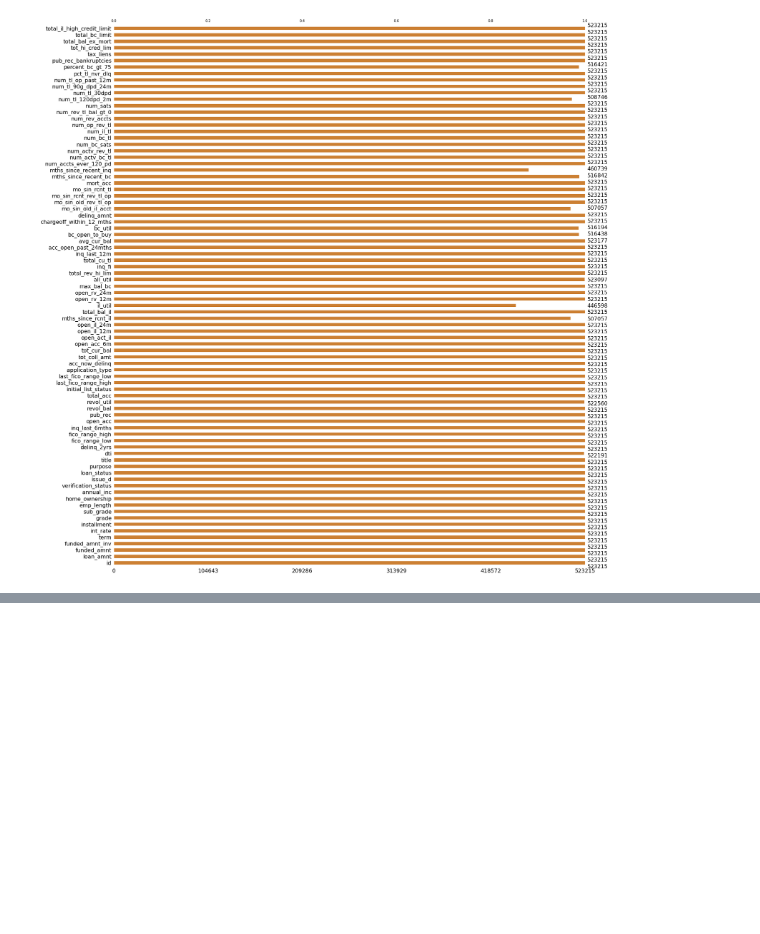
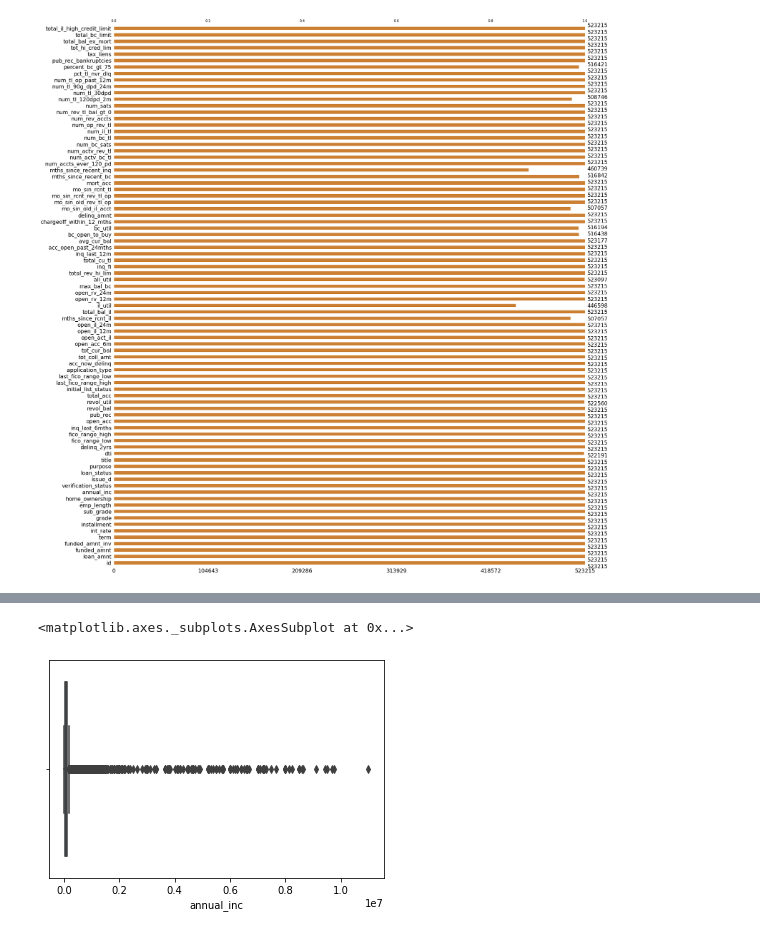
Before and after one commit to seokhee516/Default-Forecasting, a Jupyter notebook: 문제정의_및_EDAipynb.ipynb, the cells around one changed output, grey strips where cells are left out. Cells and saved outputs as stored; diff of their text form; code cells hidden in the pictures; blank space fills up the shorter version.

```diff
--- a/문제정의_및_EDAipynb.ipynb
+++ b/문제정의_및_EDAipynb.ipynb
@@ -127,0 +151,5 @@ array(['Fully Paid', 'Current', 'Late (31-120 days)', 'Charged Off',
+# %%
+sns.boxplot(df['annual_inc'])
+# %% [output]
+<matplotlib.axes._subplots.AxesSubplot at 0x...>
+[figure, added]
```
Also changed, not shown: parts of 14 cells of this notebook.
